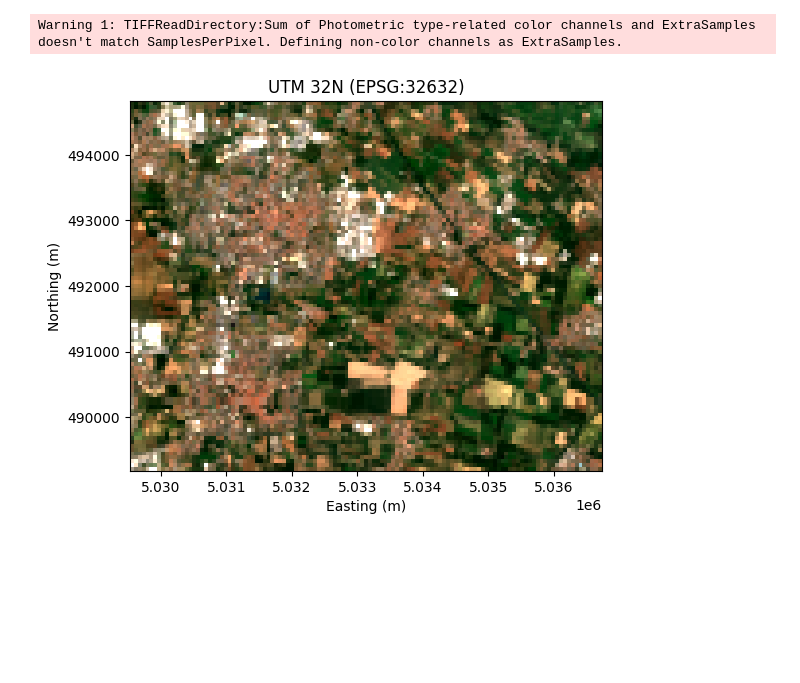
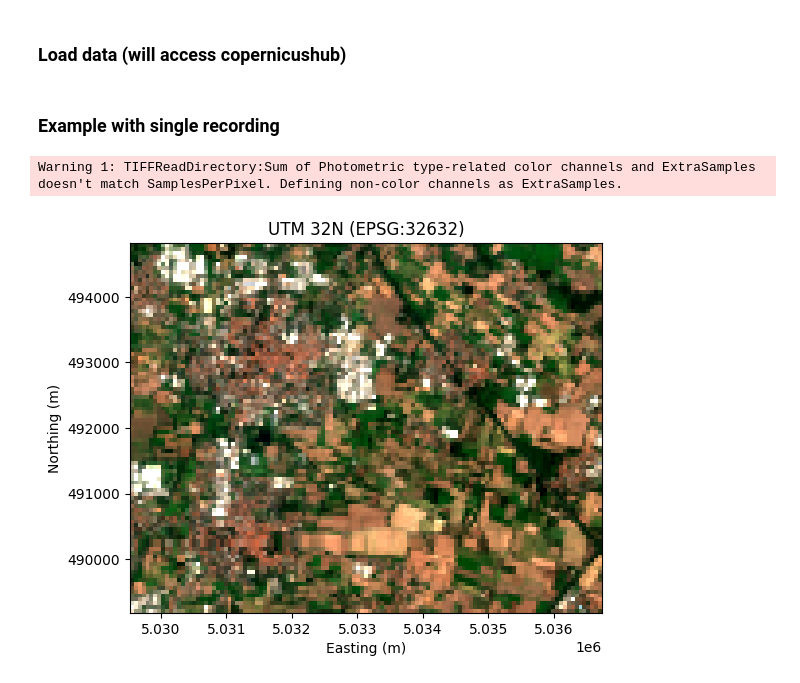
Before and after one commit to LorenzoMelchior/BioPhenomDetector, a Jupyter notebook: Demo.ipynb, the cells around one changed output. Drawn from its saved outputs; the diff is of its cells as text; code cells hidden in the pictures; blank space fills up the shorter version.

```diff
--- a/Demo.ipynb
+++ b/Demo.ipynb
@@ -20,14 +22,18 @@ crs = data.CRS(32632)
 small_ticino = {'bbox': shapely.box(489152.05, 5029502.98, 494849.52, 5036759.13).bounds,
                 'crs': crs}
 # %%
-time_range = (dt.date(2017, 6, 1), dt.date(2017, 7, 1))
+time_range = (dt.date(2017, 1, 1), dt.date(2022, 12, 31))
+# %% [markdown]
+### Load data (will access copernicushub)
 # %%
 images = data.load_satellite_images(aoi=small_ticino,
                                     time_range=time_range,
                                     file_path=Path("small_test_data"),
                                     show_progress=True)
+# %% [markdown]
+### Example with single recording
 # %%
-ds = em.create_dataset(images[0])
+dataset = em.create_dataset(images[0])
 # %% [output]
 Warning 1: TIFFReadDirectory:Sum of Photometric type-related color channels and ExtraSamples doesn't match SamplesPerPixel. Defining non-color channels as ExtraSamples.
 # %%
@@ -37,7 +43,7 @@ ccc = em.estimate_ccc(ds)
 # %%
-vz.plot_satellite_image(ds, crs)
+vz.plot_satellite_image(dataset, crs)
 # %% [output]
-[figure, old version]
+[figure, new version]
 # %%
 vz.plot_biophys_result(ccc, crs, "rainbow")
 # %% [output]
```
Also changed, not shown: parts of 9 cells of this notebook, 3 other files.
